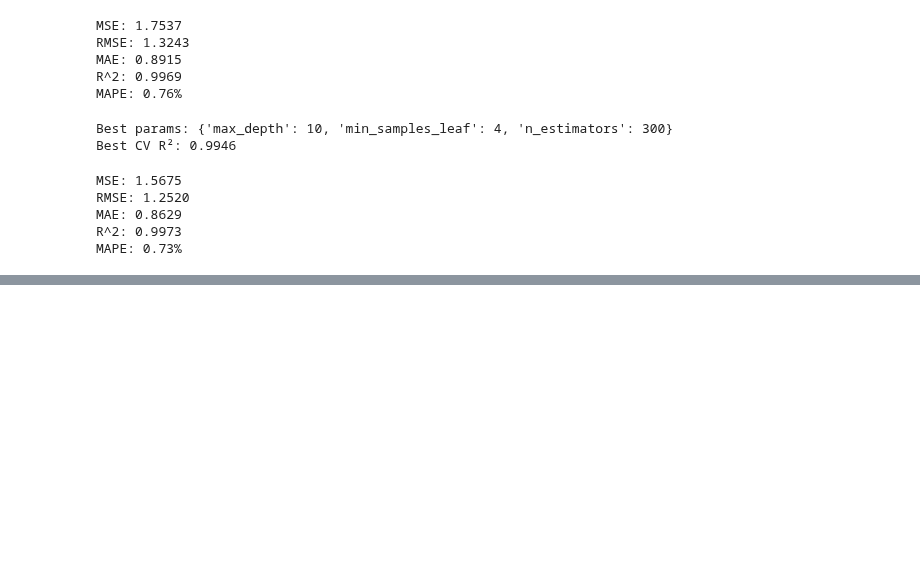
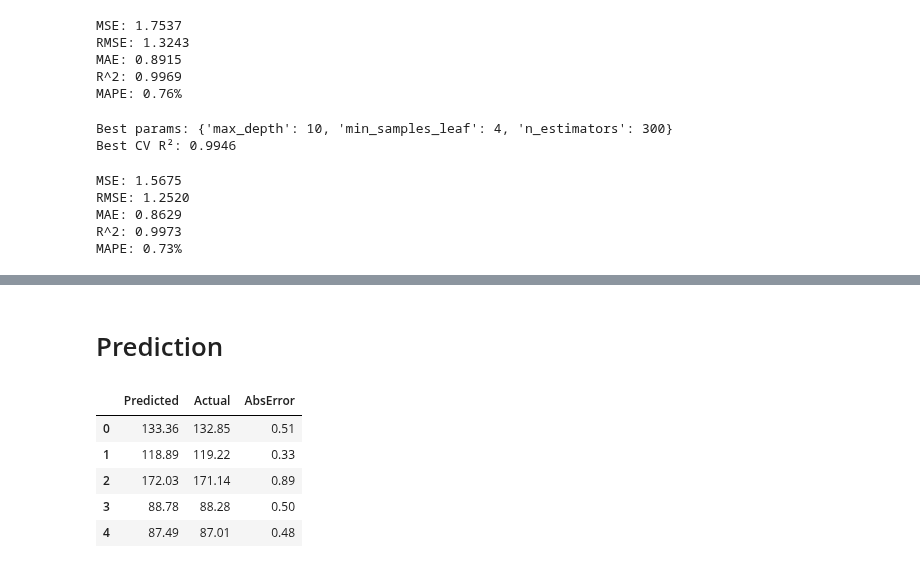
Before and after one commit to imgabrielas/Not-So-Small-ML, a Jupyter notebook: gold-price-prediction/notebook.ipynb, the cells around one changed output, grey strips where cells are left out. Drawn from its saved outputs; the diff is of its cells as text; code cells hidden in the pictures; blank space fills up the shorter version.

```diff
--- a/gold-price-prediction/notebook.ipynb
+++ b/gold-price-prediction/notebook.ipynb
@@ -455,0 +474,15 @@ Extra:
+# %% [markdown]
+# Prediction
+# %%
+sample = X_test.iloc[:5].copy()
+preds = best_gb.predict(sample)
+out = pd.DataFrame({'Predicted': preds.round(2), 'Actual': y_test.iloc[:5].values.round(2)})
+out['AbsError'] = (out['Predicted'] - out['Actual']).abs().round(2)
+out
+# %% [output]
+|  | Predicted | Actual | AbsError |
+| 0 | 133.36 | 132.85 | 0.51 |
+| 1 | 118.89 | 119.22 | 0.33 |
+| 2 | 172.03 | 171.14 | 0.89 |
+| 3 | 88.78 | 88.28 | 0.50 |
+| 4 | 87.49 | 87.01 | 0.48 |
```
Also changed, not shown: parts of 15 cells of this notebook.
